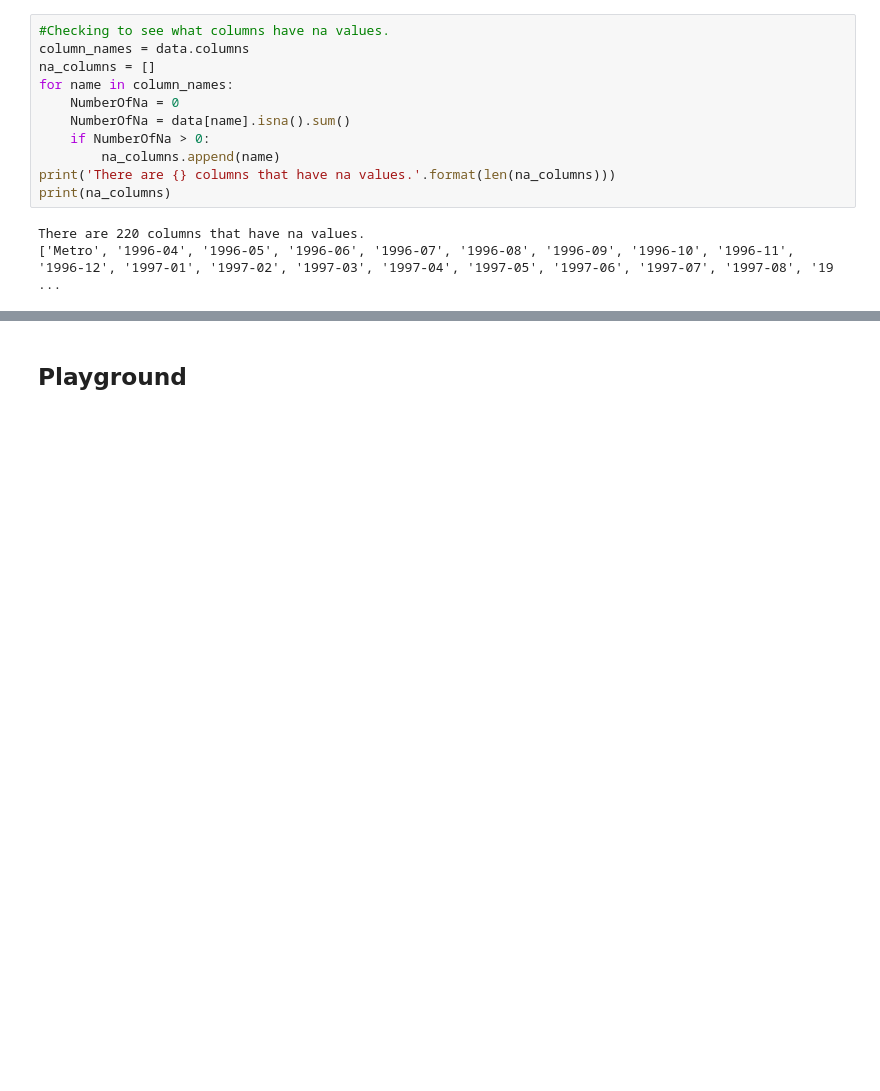
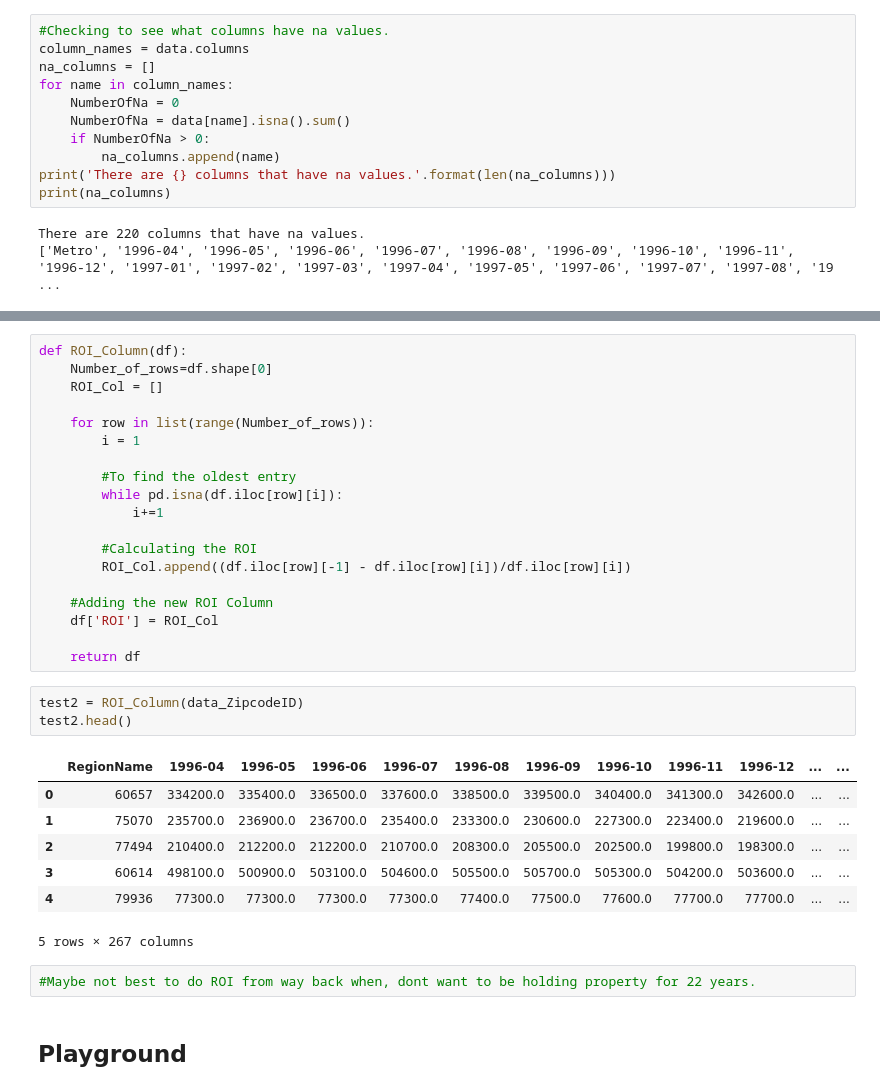
Before and after one commit to stevenkyle2013/ZillowTimeSeries, a Jupyter notebook: Main.ipynb, the cells around one changed output, grey strips where cells are left out. Saved outputs shown, nothing was run; the diff lists cells and outputs as text; blank space fills up the shorter version.

```diff
--- a/Main.ipynb
+++ b/Main.ipynb
@@ -57,2 +143,34 @@ There are 220 columns that have na values.
+# %%
+def ROI_Column(df):
+    Number_of_rows=df.shape[0]
+    ROI_Col = []
+
+    for row in list(range(Number_of_rows)):
+        i = 1
+
+        #To find the oldest entry
+        while pd.isna(df.iloc[row][i]):
+            i+=1
+
+        #Calculating the ROI
+        ROI_Col.append((df.iloc[row][-1] - df.iloc[row][i])/df.iloc[row][i])
+
+    #Adding the new ROI Column
+    df['ROI'] = ROI_Col
+
+    return df
+# %%
+test2 = ROI_Column(data_ZipcodeID)
+test2.head()
+# %% [output]
+|  | RegionName | 1996-04 | 1996-05 | 1996-06 | 1996-07 | 1996-08 | 1996-09 | 1996-10 | 1996-11 | 1996-12 | ... | ... |
+| 0 | 60657 | 334200.0 | 335400.0 | 336500.0 | 337600.0 | 338500.0 | 339500.0 | 340400.0 | 341300.0 | 342600.0 | ... | ... |
+| 1 | 75070 | 235700.0 | 236900.0 | 236700.0 | 235400.0 | 233300.0 | 230600.0 | 227300.0 | 223400.0 | 219600.0 | ... | ... |
+| 2 | 77494 | 210400.0 | 212200.0 | 212200.0 | 210700.0 | 208300.0 | 205500.0 | 202500.0 | 199800.0 | 198300.0 | ... | ... |
+| 3 | 60614 | 498100.0 | 500900.0 | 503100.0 | 504600.0 | 505500.0 | 505700.0 | 505300.0 | 504200.0 | 503600.0 | ... | ... |
+| 4 | 79936 | 77300.0 | 77300.0 | 77300.0 | 77300.0 | 77400.0 | 77500.0 | 77600.0 | 77700.0 | 77700.0 | ... | ... |
+5 rows × 267 columns
+# %%
+#Maybe not best to do ROI from way back when, dont want to be holding property for 22 years.
 # %% [markdown]
 ## Playground
```
Also changed, not shown: parts of 14 cells of this notebook.
